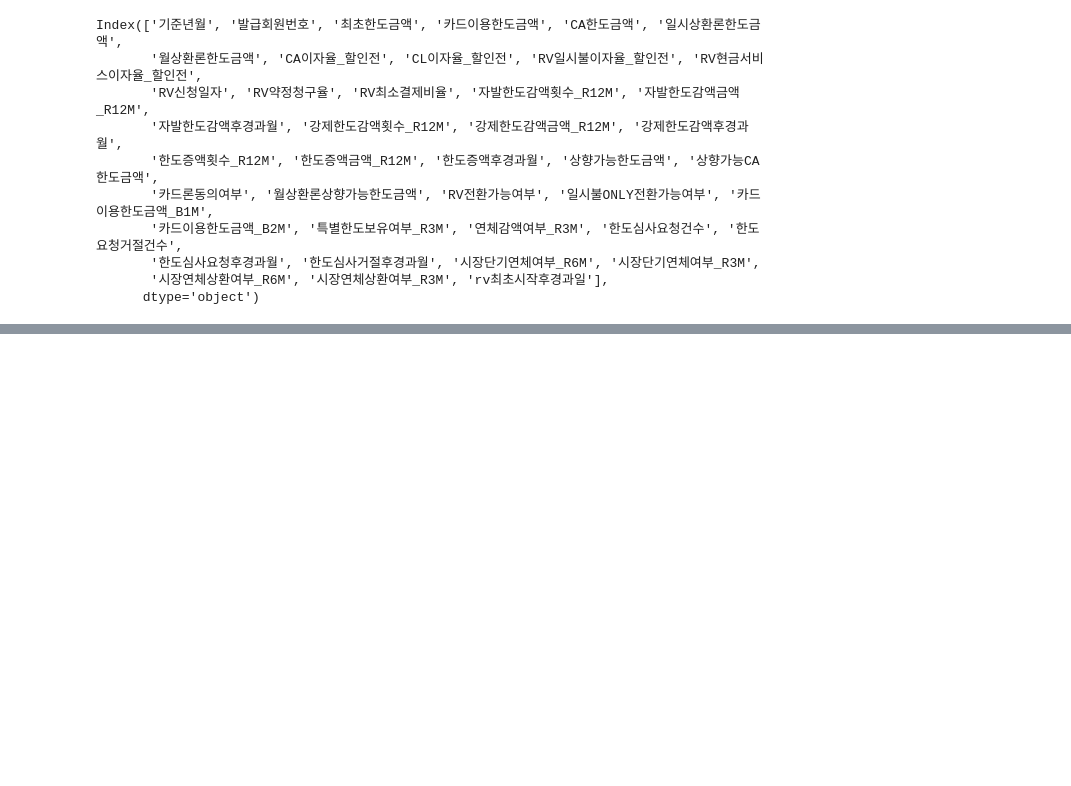
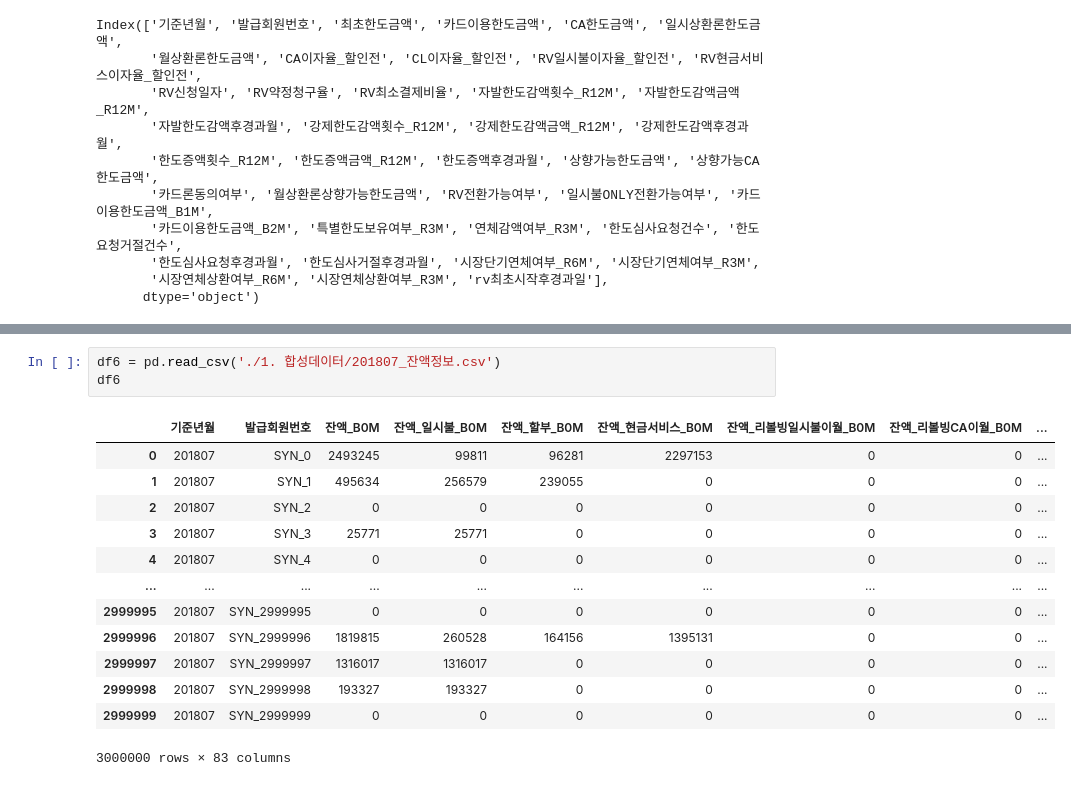
Before and after one commit to jayiuk/mid_project, a Jupyter notebook: data_check.ipynb, the cells around one changed output, grey strips where cells are left out. Drawn from its saved outputs; the diff is of its cells as text; blank space fills up the shorter version.

```diff
--- a/data_check.ipynb
+++ b/data_check.ipynb
@@ -238,0 +431,17 @@ Index(['기준년월', '발급회원번호', '최초한도금액', '카드이용
+# %%
+df6 = pd.read_csv('./1. 합성데이터/201807_잔액정보.csv')
+df6
+# %% [output]
+|  | 기준년월 | 발급회원번호 | 잔액_B0M | 잔액_일시불_B0M | 잔액_할부_B0M | 잔액_현금서비스_B0M | 잔액_리볼빙일시불이월_B0M | 잔액_리볼빙CA이월_B0M | ... |
+| 0 | 201807 | SYN_0 | 2493245 | 99811 | 96281 | 2297153 | 0 | 0 | ... |
+| 1 | 201807 | SYN_1 | 495634 | 256579 | 239055 | 0 | 0 | 0 | ... |
+| 2 | 201807 | SYN_2 | 0 | 0 | 0 | 0 | 0 | 0 | ... |
+| 3 | 201807 | SYN_3 | 25771 | 25771 | 0 | 0 | 0 | 0 | ... |
+| 4 | 201807 | SYN_4 | 0 | 0 | 0 | 0 | 0 | 0 | ... |
+| ... | ... | ... | ... | ... | ... | ... | ... | ... | ... |
+| 2999995 | 201807 | SYN_2999995 | 0 | 0 | 0 | 0 | 0 | 0 | ... |
+| 2999996 | 201807 | SYN_2999996 | 1819815 | 260528 | 164156 | 1395131 | 0 | 0 | ... |
+| 2999997 | 201807 | SYN_2999997 | 1316017 | 1316017 | 0 | 0 | 0 | 0 | ... |
+| 2999998 | 201807 | SYN_2999998 | 193327 | 193327 | 0 | 0 | 0 | 0 | ... |
+| 2999999 | 201807 | SYN_2999999 | 0 | 0 | 0 | 0 | 0 | 0 | ... |
+3000000 rows × 83 columns
```
Also changed, not shown: parts of 15 cells of this notebook.
